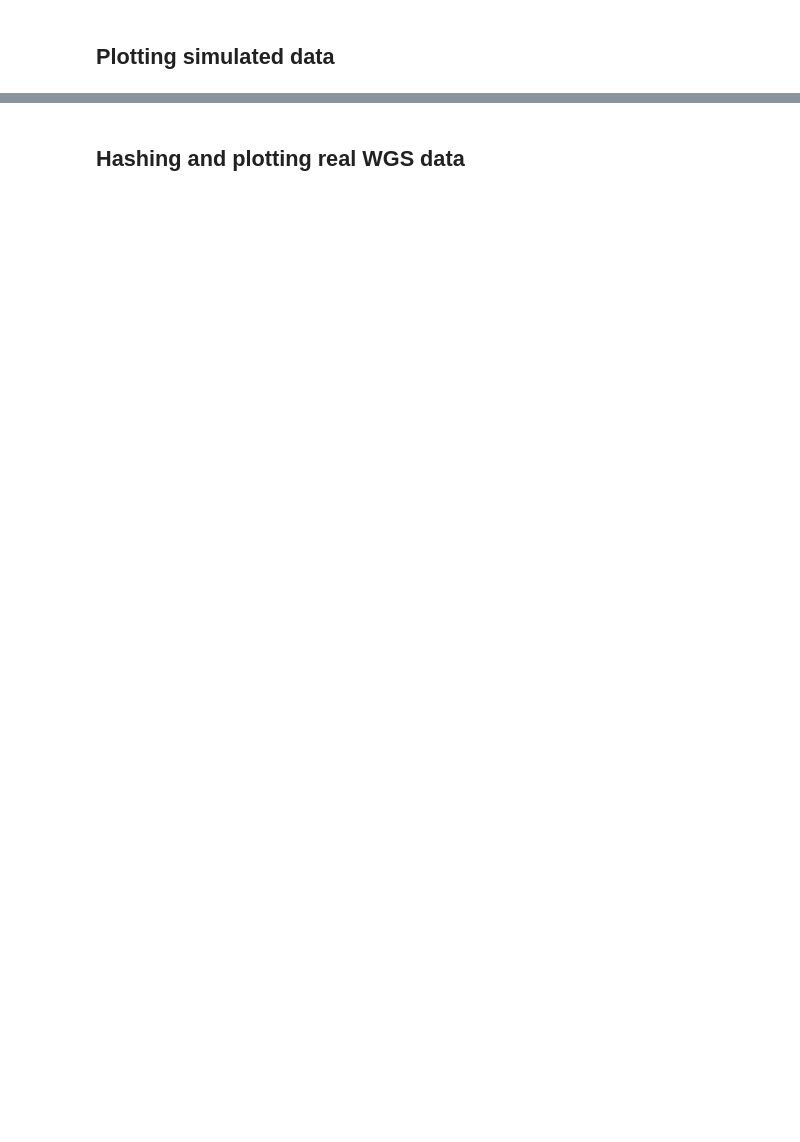
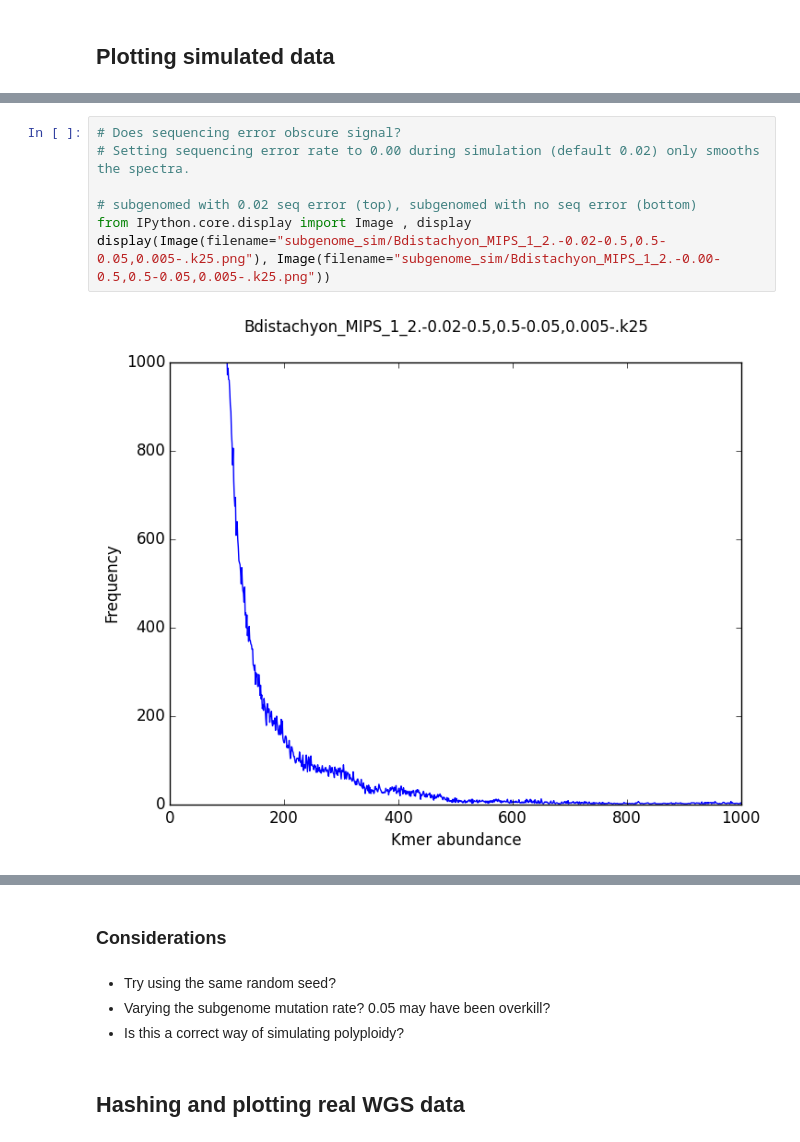
Before and after one commit to digitase/brachy_khmer, a Jupyter notebook: doc/brachy_khmer.ipynb, the cells around one changed output, grey strips where cells are left out. Saved outputs shown, nothing was run; the diff lists cells and outputs as text; blank space fills up the shorter version.

```diff
--- a/doc/brachy_khmer.ipynb
+++ b/doc/brachy_khmer.ipynb
@@ -320,0 +334,9 @@ cd diploid_sim/
+# %%
+# Does sequencing error obscure signal?
+# Setting sequencing error rate to 0.00 during simulation (default 0.02) only smooths the spectra.
+
+# subgenomed with 0.02 seq error (top), subgenomed with no seq error (bottom)
+from IPython.core.display import Image , display
+display(Image(filename="subgenome_sim/Bdistachyon_MIPS_1_2.-0.02-0.5,0.5-0.05,0.005-.k25.png"), Image(filename="subgenome_sim/Bdistachyon_MIPS_1_2.-0.00-0.5,0.5-0.05,0.005-.k25.png"))
+# %% [output]
+[figure, added]
@@ -321,2 +344,8 @@ cd diploid_sim/
+# %% [markdown]
+### Considerations
+# %% [markdown]
+- Try using the same random seed?
+- Varying the subgenome mutation rate? 0.05 may have been overkill?
+- Is this a correct way of simulating polyploidy?
 # %% [markdown]
 ## Hashing and plotting real WGS data
```
Also changed, not shown: parts of 15 cells of this notebook.
